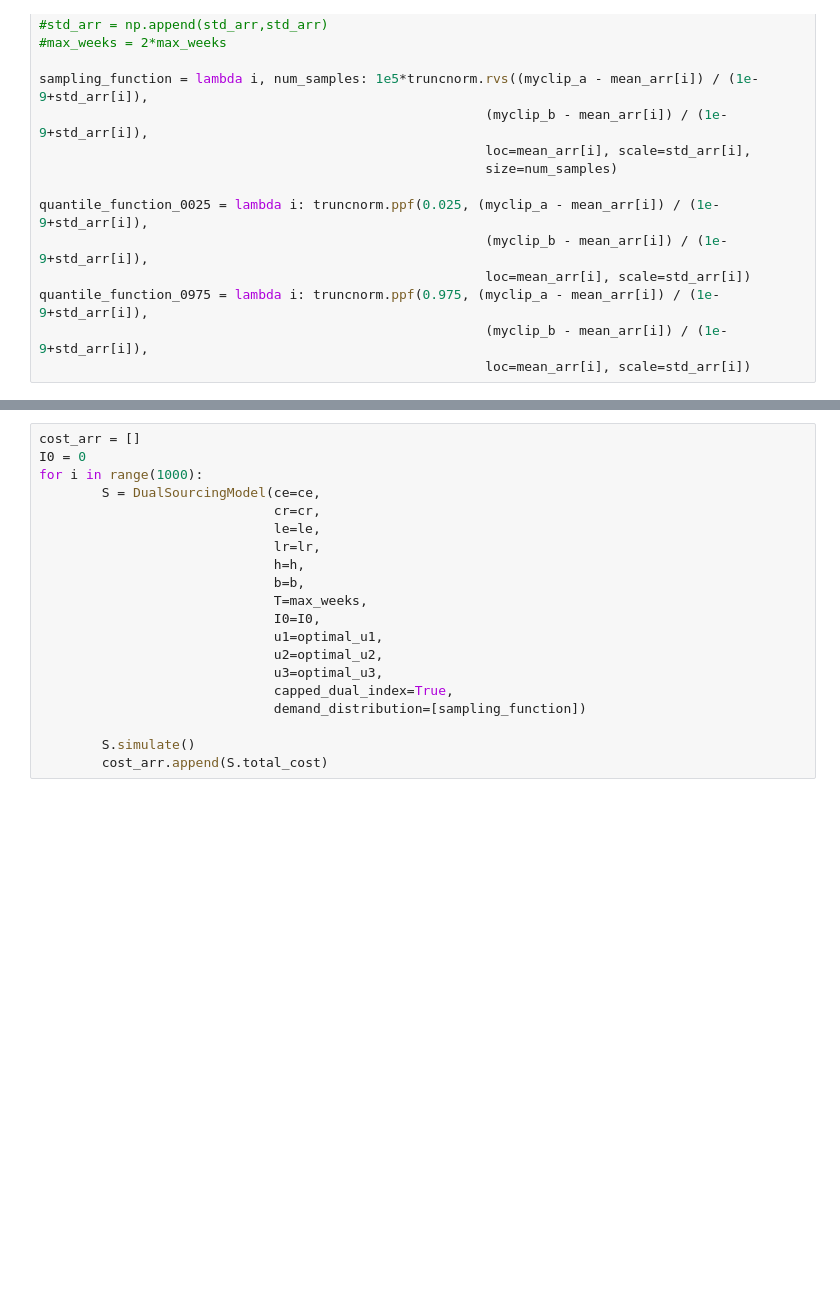
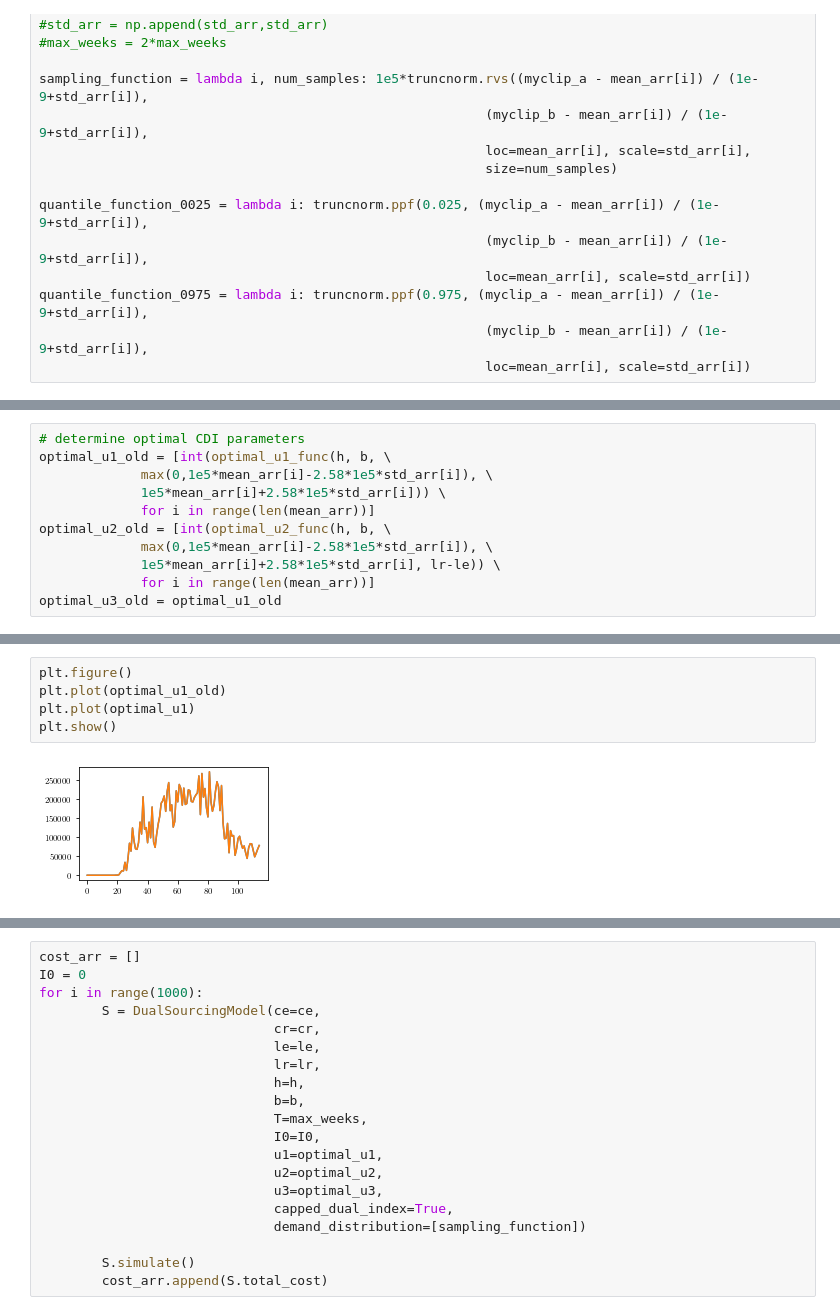
Before and after one commit to kushal-10/inventory-dynamics, a Jupyter notebook: MSOM_data/Gaussian_regression_third_gen.ipynb, the cells around one changed output, grey strips where cells are left out. Drawn from its saved outputs; the diff is of its cells as text; blank space fills up the shorter version.

Commit message:
CDI parameters empirical changes

```diff
--- a/MSOM_data/Gaussian_regression_third_gen.ipynb
+++ b/MSOM_data/Gaussian_regression_third_gen.ipynb
@@ -220,2 +223,13 @@ def optimal_u2_func(h,
+# %%
+# determine optimal CDI parameters
+optimal_u1_old = [int(optimal_u1_func(h, b, \
+             max(0,1e5*mean_arr[i]-2.58*1e5*std_arr[i]), \
+             1e5*mean_arr[i]+2.58*1e5*std_arr[i])) \
+             for i in range(len(mean_arr))]
+optimal_u2_old = [int(optimal_u2_func(h, b, \
+             max(0,1e5*mean_arr[i]-2.58*1e5*std_arr[i]), \
+             1e5*mean_arr[i]+2.58*1e5*std_arr[i], lr-le)) \
+             for i in range(len(mean_arr))]
+optimal_u3_old = optimal_u1_old
 # %%
 # determine optimal CDI parameters
@@ -230,0 +253,7 @@ optimal_u3 = optimal_u1
+# %%
+plt.figure()
+plt.plot(optimal_u1_old)
+plt.plot(optimal_u1)
+plt.show()
+# %% [output]
+[figure, added]
```
Also changed, not shown: parts of 17 cells of this notebook, 4 other files.
